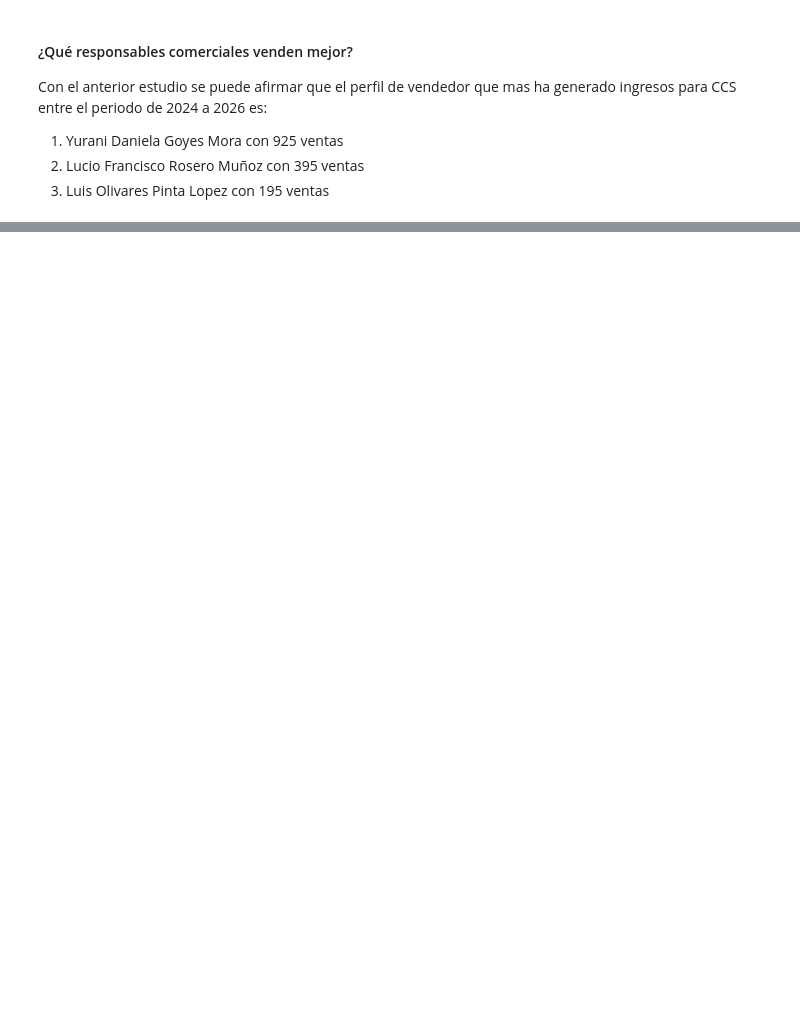
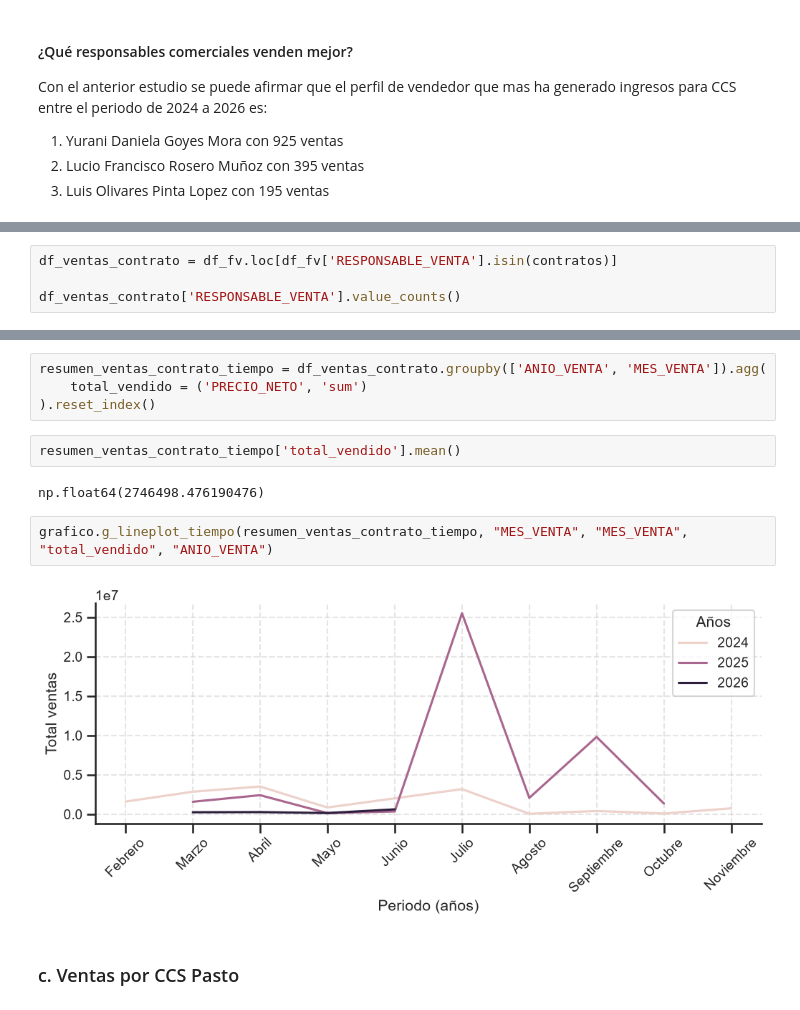
Before and after one commit to CabHug/CCS_Data_Analysis, a Jupyter notebook: 03_exploratory_data_analysis.ipynb, the cells around one changed output, grey strips where cells are left out. Saved outputs shown, nothing was run; the diff lists cells and outputs as text; blank space fills up the shorter version.

```diff
--- a/03_exploratory_data_analysis.ipynb
+++ b/03_exploratory_data_analysis.ipynb
@@ -434,0 +612,4 @@ Con el anterior estudio se puede afirmar que el perfil de vendedor  que mas ha g
+# %%
+df_ventas_contrato = df_fv.loc[df_fv['RESPONSABLE_VENTA'].isin(contratos)]
+
+df_ventas_contrato['RESPONSABLE_VENTA'].value_counts()
@@ -434,0 +634,14 @@ Con el anterior estudio se puede afirmar que el perfil de vendedor  que mas ha g
+# %%
+resumen_ventas_contrato_tiempo = df_ventas_contrato.groupby(['ANIO_VENTA', 'MES_VENTA']).agg(
+    total_vendido = ('PRECIO_NETO', 'sum')
+).reset_index()
+# %%
+resumen_ventas_contrato_tiempo['total_vendido'].mean()
+# %% [output]
+np.float64(2746498.476190476)
+# %%
+grafico.g_lineplot_tiempo(resumen_ventas_contrato_tiempo, "MES_VENTA", "MES_VENTA", "total_vendido", "ANIO_VENTA")
+# %% [output]
+[figure, added]
+# %% [markdown]
+### c. Ventas por CCS Pasto
```
Also changed, not shown: parts of 36 cells of this notebook, 2 other files.
